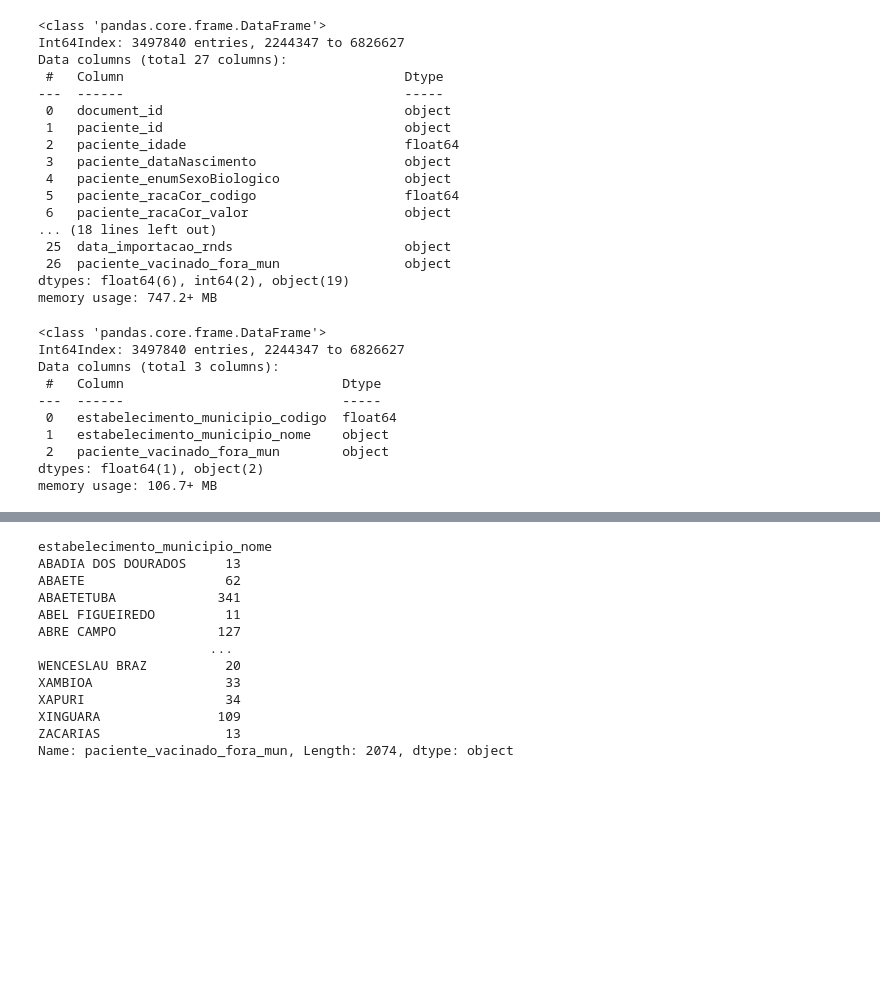
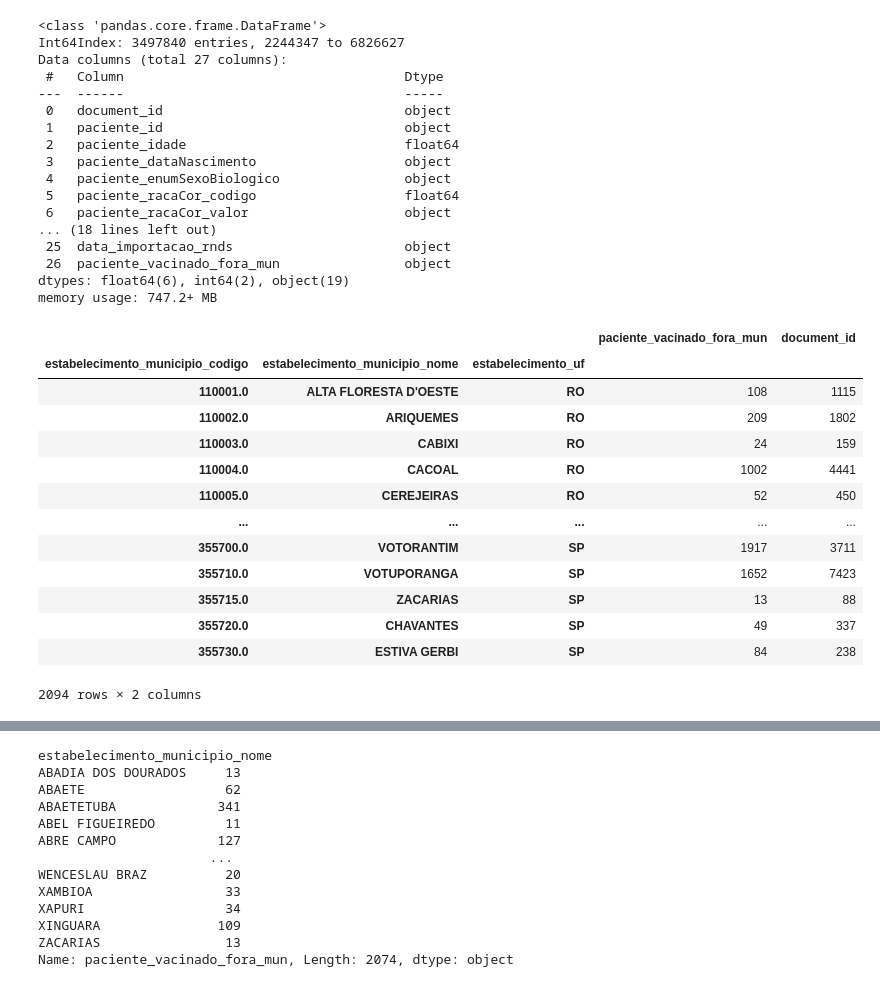
Before and after one commit to massaoiwanaga/topespsi, a Jupyter notebook: TESI_VAC_COVID.ipynb, the cells around one changed output, grey strips where cells are left out. Saved outputs shown, nothing was run; the diff lists cells and outputs as text; code cells hidden in the pictures; blank space fills up the shorter version.

```diff
--- a/TESI_VAC_COVID.ipynb
+++ b/TESI_VAC_COVID.ipynb
@@ -1664,17 +1664,22 @@ Data columns (total 27 columns):
  26  paciente_vacinado_fora_mun                object
 dtypes: float64(6), int64(2), object(19)
 memory usage: 747.2+ MB
-# %%
-df_vacinacao_mun = df_vacinacao[['estabelecimento_municipio_codigo', 'estabelecimento_municipio_nome', 'paciente_vacinado_fora_mun']]
-df_vacinacao_mun.info()
-# %% [output]
-<class 'pandas.core.frame.DataFrame'>
-Int64Index: 3497840 entries, 2244347 to 6826627
-Data columns (total 3 columns):
- #   Column                            Dtype
----  ------                            -----
- 0   estabelecimento_municipio_codigo  float64
- 1   estabelecimento_municipio_nome    object
- 2   paciente_vacinado_fora_mun        object
-dtypes: float64(1), object(2)
-memory usage: 106.7+ MB
+# %%
+# Gerando um dataframe com a quantidade total de vacinados fora do município de resiência e a quatidade total de vacinados por município
+df_fora_mun3 = df_vacinacao.groupby(['estabelecimento_municipio_codigo','estabelecimento_municipio_nome','estabelecimento_uf']).agg({'paciente_vacinado_fora_mun': np.sum, 'document_id': np.size})
+df_fora_mun3
+# %% [output]
+|  |  |  | paciente_vacinado_fora_mun | document_id |
+| estabelecimento_municipio_codigo | estabelecimento_municipio_nome | estabelecimento_uf |  |  |
+| 110001.0 | ALTA FLORESTA D'OESTE | RO | 108 | 1115 |
+| 110002.0 | ARIQUEMES | RO | 209 | 1802 |
+| 110003.0 | CABIXI | RO | 24 | 159 |
+| 110004.0 | CACOAL | RO | 1002 | 4441 |
+| 110005.0 | CEREJEIRAS | RO | 52 | 450 |
+| ... | ... | ... | ... | ... |
+| 355700.0 | VOTORANTIM | SP | 1917 | 3711 |
+| 355710.0 | VOTUPORANGA | SP | 1652 | 7423 |
+| 355715.0 | ZACARIAS | SP | 13 | 88 |
+| 355720.0 | CHAVANTES | SP | 49 | 337 |
+| 355730.0 | ESTIVA GERBI | SP | 84 | 238 |
+2094 rows × 2 columns
```
Also changed, not shown: parts of 12 cells of this notebook.
